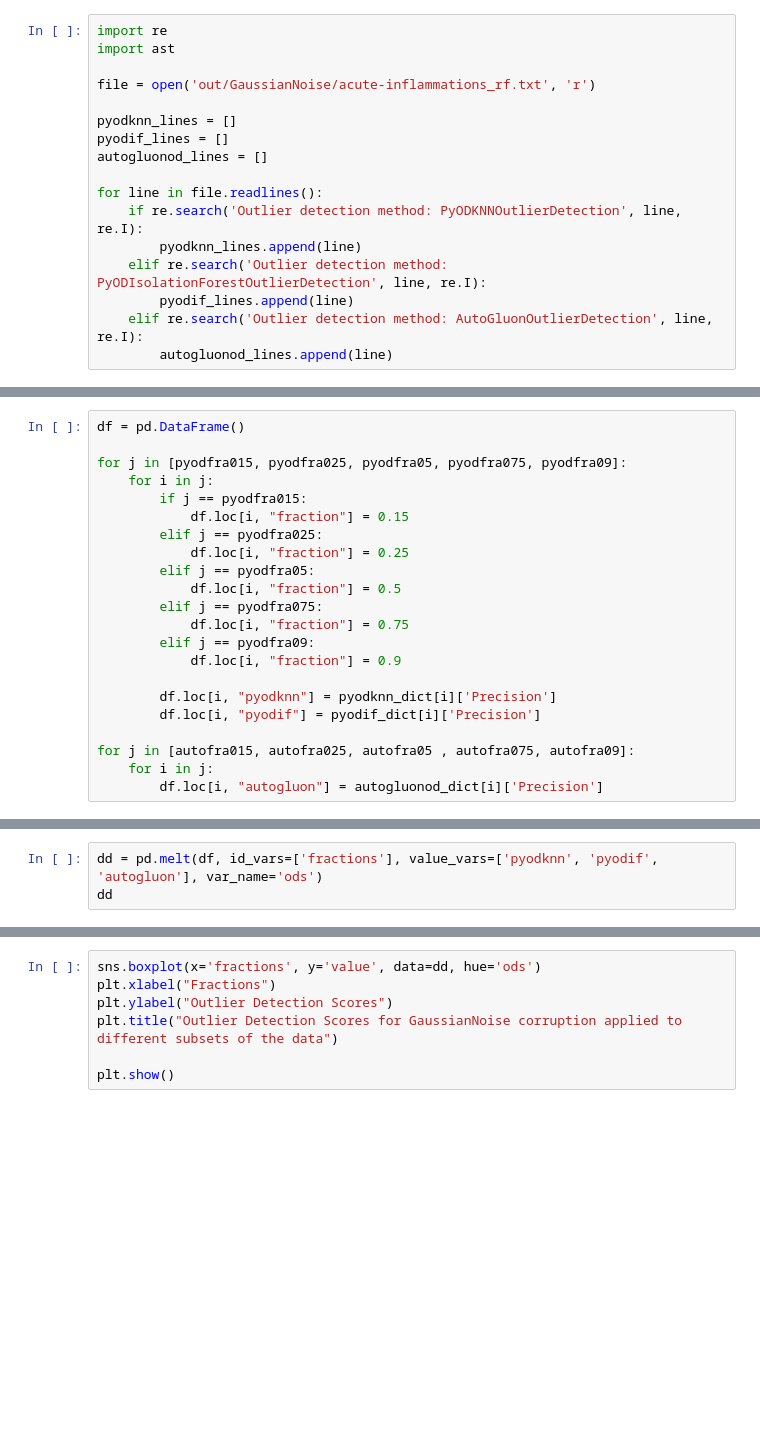
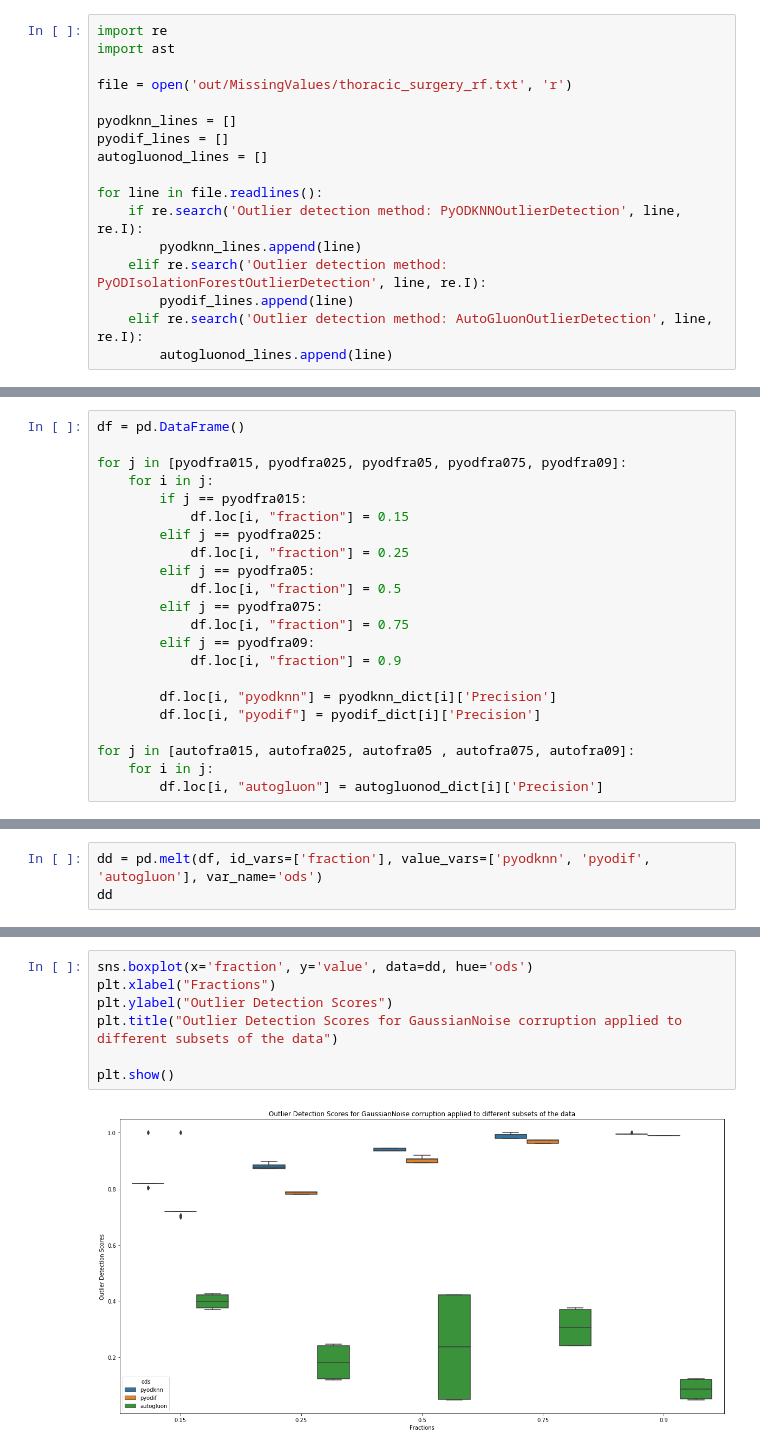
Before and after one commit to SharmaRupali/jenga, a Jupyter notebook: results_plots.ipynb, the cells around one changed output, grey strips where cells are left out. Cells and saved outputs as stored; diff of their text form; blank space fills up the shorter version.

Commit message:
update plots

```diff
--- a/results_plots.ipynb
+++ b/results_plots.ipynb
@@ -161,7 +162,7 @@ plt.show()
 import re
 import ast
 
-file = open('out/GaussianNoise/acute-inflammations_rf.txt', 'r')
+file = open('out/MissingValues/thoracic_surgery_rf.txt', 'r')
 
 pyodknn_lines = []
 pyodif_lines = []
@@ -321,3 +324,3 @@ df
 # %%
-dd = pd.melt(df, id_vars=['fractions'], value_vars=['pyodknn', 'pyodif', 'autogluon'], var_name='ods')
+dd = pd.melt(df, id_vars=['fraction'], value_vars=['pyodknn', 'pyodif', 'autogluon'], var_name='ods')
 dd
@@ -324,10 +341,12 @@ dd
 # %%
-sns.boxplot(x='fractions', y='value', data=dd, hue='ods')
+sns.boxplot(x='fraction', y='value', data=dd, hue='ods')
 plt.xlabel("Fractions")
 plt.ylabel("Outlier Detection Scores")
 plt.title("Outlier Detection Scores for GaussianNoise corruption applied to different subsets of the data")
 
 plt.show()
+# %% [output]
+[figure, added]
 # %%
 import re
 import ast
```
Also changed, not shown: parts of 33 cells of this notebook.
